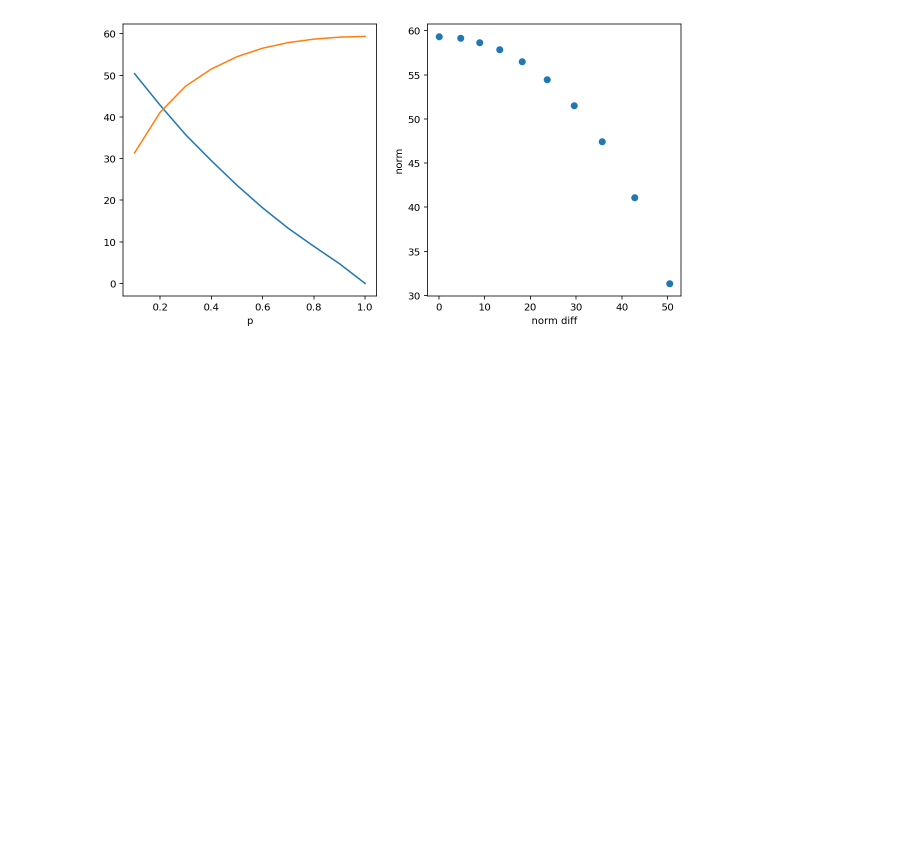
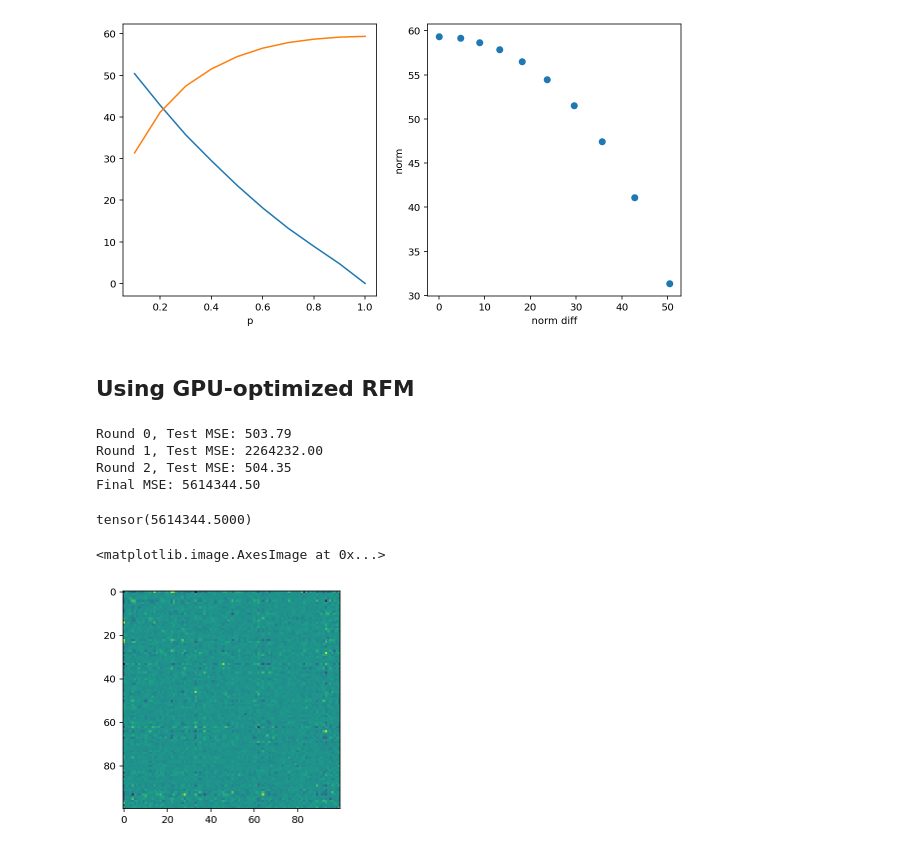
Before and after one commit to agupta01/ml-theory-capstone, a Jupyter notebook: notebooks/scaling.ipynb, the cells around one changed output. Cells and saved outputs as stored; diff of their text form; code cells hidden in the pictures; blank space fills up the shorter version.

```diff
--- a/notebooks/scaling.ipynb
+++ b/notebooks/scaling.ipynb
@@ -143,3 +143,5 @@ ax[1].set_ylabel("norm")
 # %% [output]
 Text(0, 0.5, 'norm')
 [figure]
+# %% [markdown]
+## Using GPU-optimized RFM
@@ -145,0 +155,30 @@ Text(0, 0.5, 'norm')
+# %%
+bw = 1
+kernel_fn = lambda x, z, M: laplacian_M(x, z, M, bw)
+kernel_grad1 = lambda x, z, M: laplacian_M_grad1(x, z, M, bw)
+
+model = RecursiveFeatureMachine(kernel_fn, kernel_grad1)
+
+n = 10000 # samples
+d = 100  # dimension
+c = 2    # classes
+
+f = lambda X: (5*torch.pow(X[:, 0], 3) + 2*torch.pow(X[:, 1], 2) + 10*X[:, 2]).reshape(-1, 1)
+
+X_train = torch.randn(n, d)
+X_test = torch.randn(n, d)
+y_train = f(X_train)
+y_test = f(X_test)
+
+model.fit((X_train, y_train), (X_test, y_test), loader=False, classif=False)
+# %% [output]
+Round 0, Test MSE: 503.79
+Round 1, Test MSE: 2264232.00
+Round 2, Test MSE: 504.35
+Final MSE: 5614344.50
+tensor(5614344.5000)
+# %%
+plt.imshow(model.M.cpu().detach().numpy())
+# %% [output]
+<matplotlib.image.AxesImage at 0x...>
+[figure, added]
```
Also changed, not shown: parts of 2 cells of this notebook, 9 other files.
